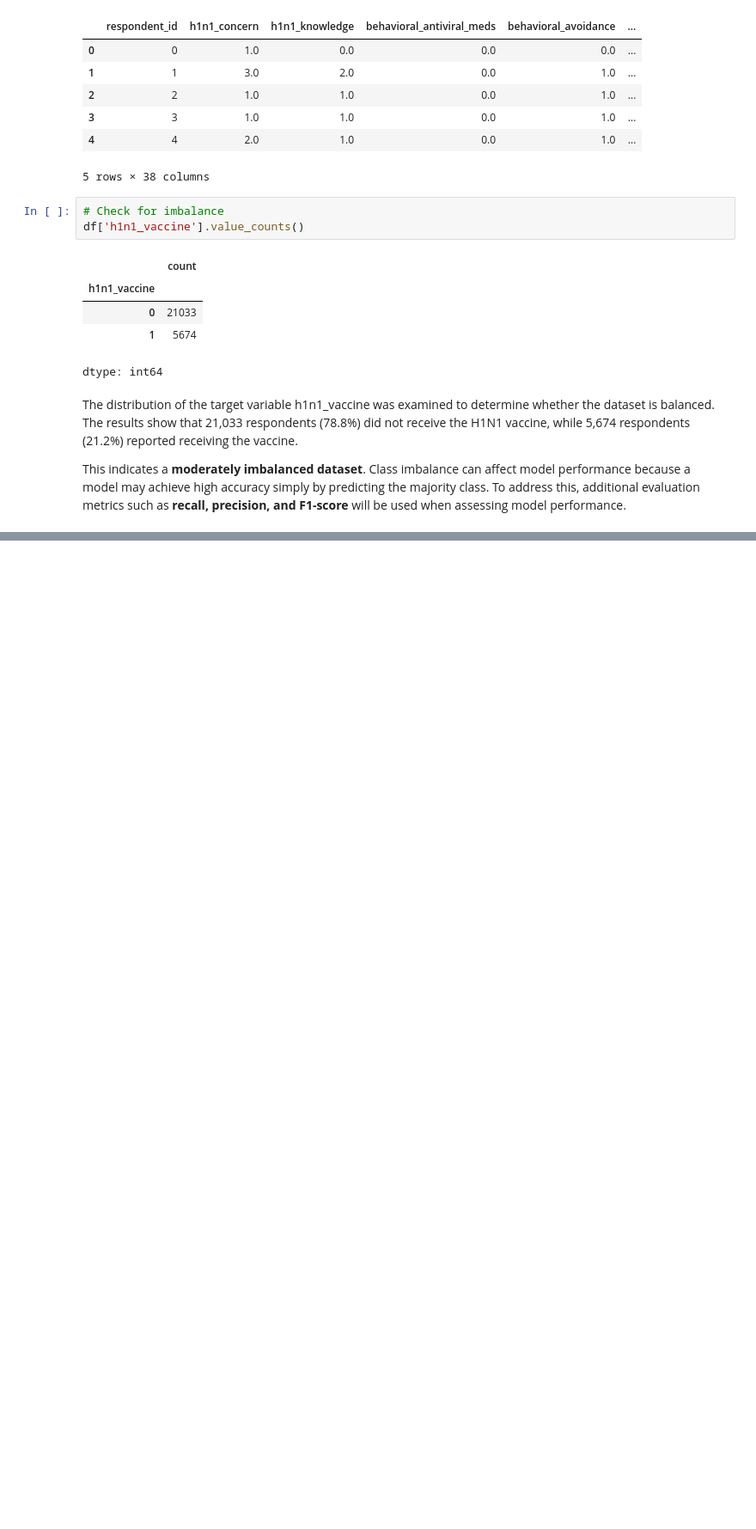
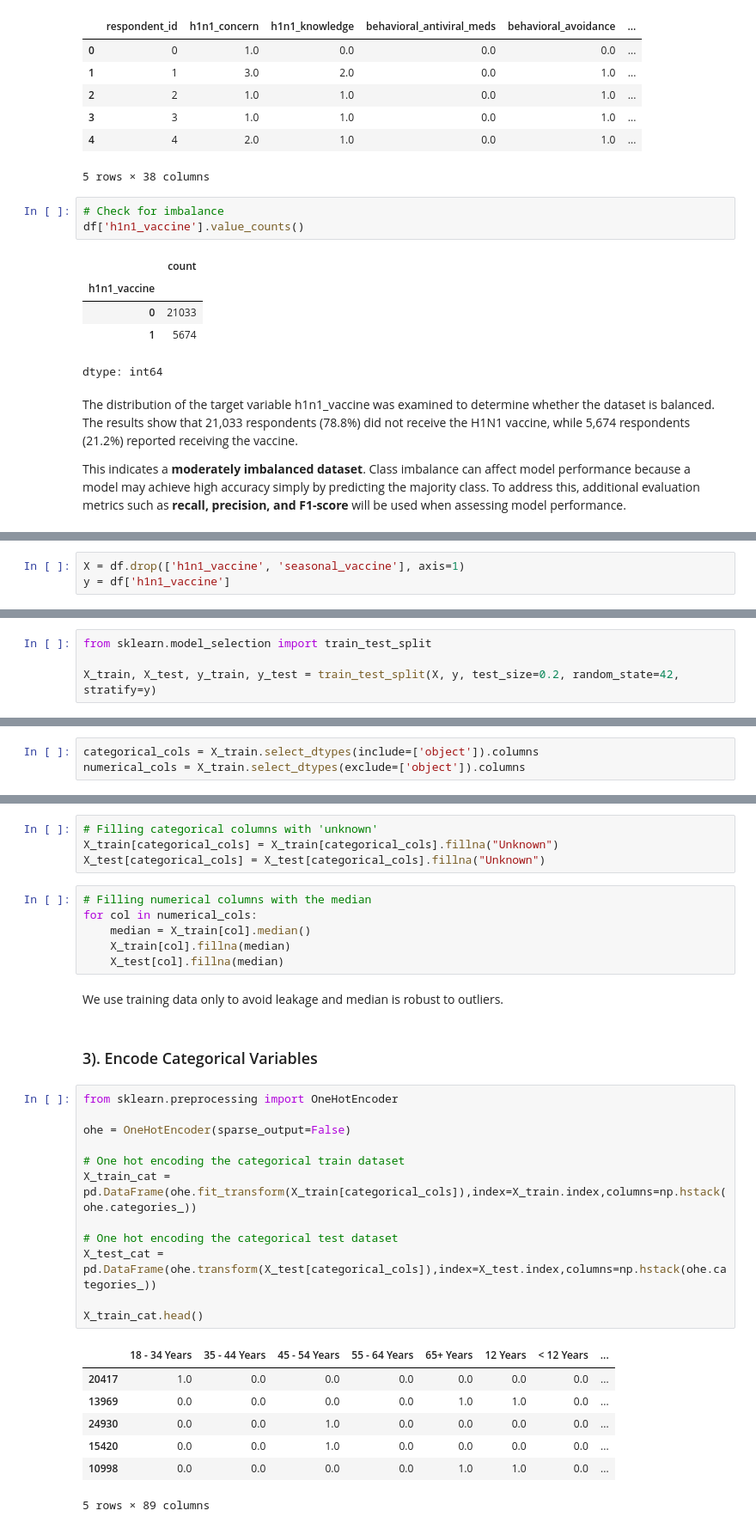
Before and after one commit to KoechCarl/public-health-vaccine-prediction, a Jupyter notebook: h1n1_vaccine_prediction.ipynb, the cells around one changed output, grey strips where cells are left out. Shown at 86% size. Cells and saved outputs as stored; diff of their text form; blank space fills up the shorter version.

Commit message:
Addition of Data Cleaning

```diff
--- a/h1n1_vaccine_prediction.ipynb
+++ b/h1n1_vaccine_prediction.ipynb
@@ -158,0 +179,3 @@ This indicates a **moderately imbalanced dataset**. Class imbalance can affect m
+# %%
+X = df.drop(['h1n1_vaccine', 'seasonal_vaccine'], axis=1)
+y = df['h1n1_vaccine']
@@ -158,0 +186,4 @@ This indicates a **moderately imbalanced dataset**. Class imbalance can affect m
+# %%
+from sklearn.model_selection import train_test_split
+
+X_train, X_test, y_train, y_test = train_test_split(X, y, test_size=0.2, random_state=42, stratify=y)
@@ -158,0 +196,3 @@ This indicates a **moderately imbalanced dataset**. Class imbalance can affect m
+# %%
+categorical_cols = X_train.select_dtypes(include=['object']).columns
+numerical_cols = X_train.select_dtypes(exclude=['object']).columns
@@ -158,0 +223,34 @@ This indicates a **moderately imbalanced dataset**. Class imbalance can affect m
+# %%
+# Filling categorical columns with 'unknown'
+X_train[categorical_cols] = X_train[categorical_cols].fillna("Unknown")
+X_test[categorical_cols] = X_test[categorical_cols].fillna("Unknown")
+# %%
+# Filling numerical columns with the median
+for col in numerical_cols:
+    median = X_train[col].median()
+    X_train[col].fillna(median)
+    X_test[col].fillna(median)
+# %% [markdown]
+We use training data only to avoid leakage and median is robust to outliers.
+# %% [markdown]
+### 3). Encode Categorical Variables
+# %%
+from sklearn.preprocessing import OneHotEncoder
+
+ohe = OneHotEncoder(sparse_output=False)
+
+# One hot encoding the categorical train dataset
+X_train_cat = pd.DataFrame(ohe.fit_transform(X_train[categorical_cols]),index=X_train.index,columns=np.hstack(ohe.categories_))
+
+# One hot encoding the categorical test dataset
+X_test_cat = pd.DataFrame(ohe.transform(X_test[categorical_cols]),index=X_test.index,columns=np.hstack(ohe.categories_))
+
+X_train_cat.head()
+# %% [output]
+|  | 18 - 34 Years | 35 - 44 Years | 45 - 54 Years | 55 - 64 Years | 65+ Years | 12 Years | < 12 Years | ... |
+| 20417 | 1.0 | 0.0 | 0.0 | 0.0 | 0.0 | 0.0 | 0.0 | ... |
+| 13969 | 0.0 | 0.0 | 0.0 | 0.0 | 1.0 | 1.0 | 0.0 | ... |
+| 24930 | 0.0 | 0.0 | 1.0 | 0.0 | 0.0 | 0.0 | 0.0 | ... |
+| 15420 | 0.0 | 0.0 | 1.0 | 0.0 | 0.0 | 0.0 | 0.0 | ... |
+| 10998 | 0.0 | 0.0 | 0.0 | 0.0 | 1.0 | 1.0 | 0.0 | ... |
+5 rows × 89 columns
```
Also changed, not shown: parts of 17 cells of this notebook.
